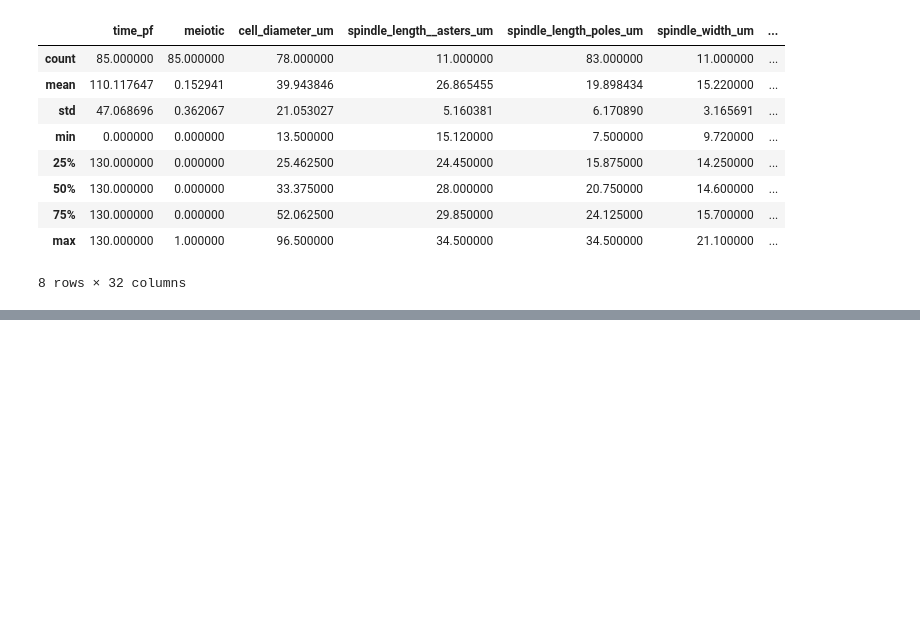
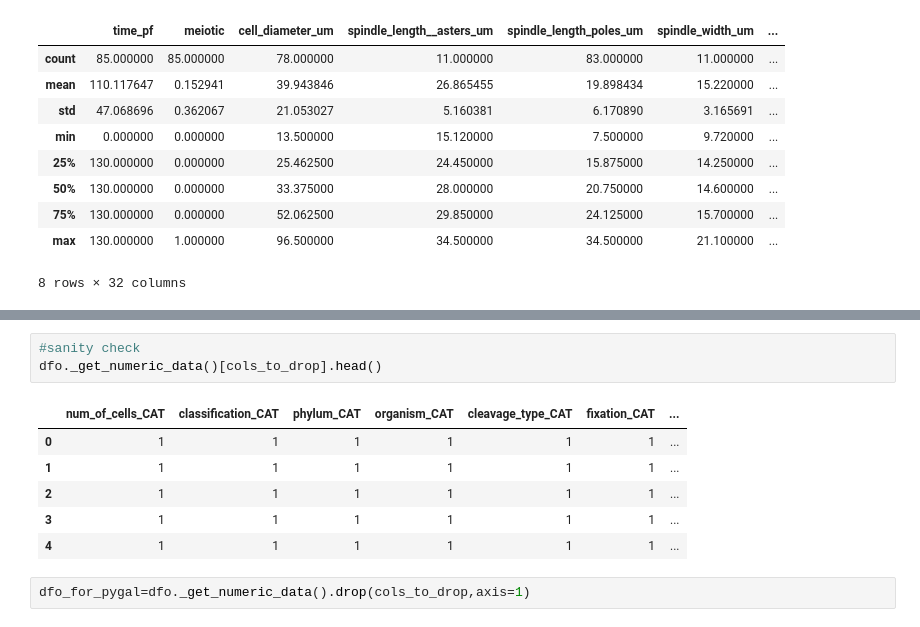
Before and after one commit to emmaggie/SPINDLE_ZOO, a Jupyter notebook: SEPTEMBER_2014/Marina_spindle_zoo_part3.ipynb, the cells around one changed output, grey strips where cells are left out. Drawn from its saved outputs; the diff is of its cells as text; blank space fills up the shorter version.

```diff
--- a/SEPTEMBER_2014/Marina_spindle_zoo_part3.ipynb
+++ b/SEPTEMBER_2014/Marina_spindle_zoo_part3.ipynb
@@ -132,0 +162,12 @@ dfo[dfo.organism =='mus_musculus'].groupby('meiotic').count()
+# %%
+#sanity check
+dfo._get_numeric_data()[cols_to_drop].head()
+# %% [output]
+|  | num_of_cells_CAT | classification_CAT | phylum_CAT | organism_CAT | cleavage_type_CAT | fixation_CAT | ... |
+| 0 | 1 | 1 | 1 | 1 | 1 | 1 | ... |
+| 1 | 1 | 1 | 1 | 1 | 1 | 1 | ... |
+| 2 | 1 | 1 | 1 | 1 | 1 | 1 | ... |
+| 3 | 1 | 1 | 1 | 1 | 1 | 1 | ... |
+| 4 | 1 | 1 | 1 | 1 | 1 | 1 | ... |
+# %%
+dfo_for_pygal=dfo._get_numeric_data().drop(cols_to_drop,axis=1)
```
Also changed, not shown: parts of 29 cells of this notebook.
